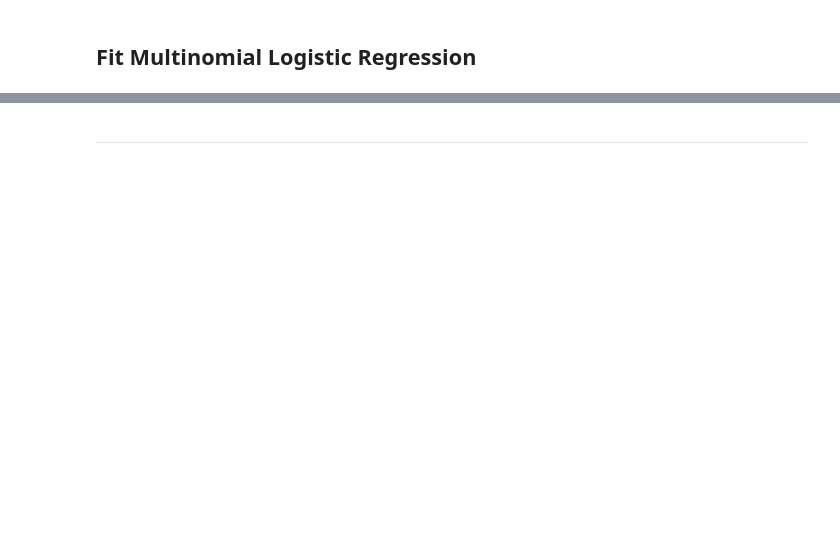
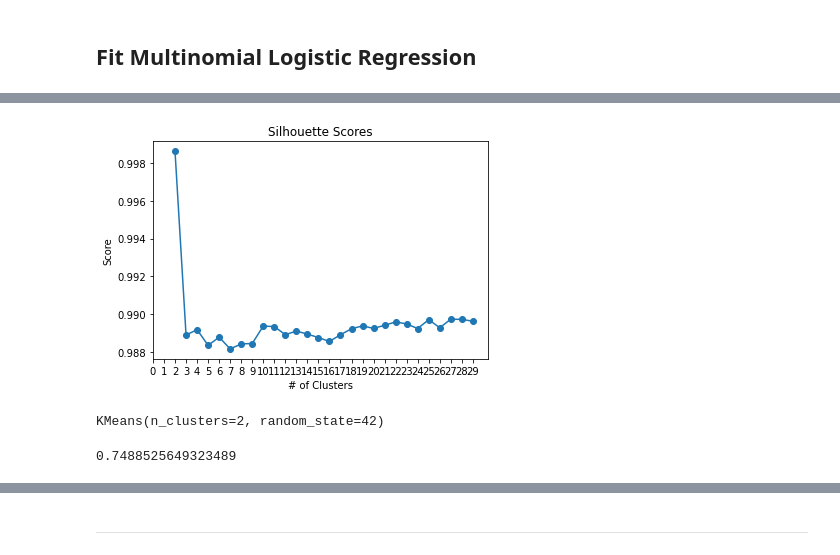
Before and after one commit to pemurp19/Airbnb-Listings, a Jupyter notebook: code/classification_no_text.ipynb, the cells around one changed output, grey strips where cells are left out. Saved outputs shown, nothing was run; the diff lists cells and outputs as text; code cells hidden in the pictures; blank space fills up the shorter version.

```diff
--- a/code/classification_no_text.ipynb
+++ b/code/classification_no_text.ipynb
@@ -228,0 +488,30 @@ plot_confusion_matrix(log, X_test_sc, y_test, cmap = 'Greens');
+# %%
+silhouette_list = []
+
+for k in range(2, 30):   # need at least 2 to have separation
+    kmeans = KMeans(n_clusters = k, random_state=42)
+    kmeans.fit(X)
+    silhouette_list.append(silhouette_score(X, kmeans.labels_))
+
+plt.plot(range(2, 30), silhouette_list, marker='o')
+plt.xlabel('# of Clusters')
+plt.ylabel('Score')
+plt.title('Silhouette Scores')
+plt.xticks(range(0, 30));
+# %% [output]
+[figure, added]
+# %%
+# trying to cluster around more features
+# define X
+X = listings[['latitude','longitude', 'amenities_count', 'host_response_time',
+           'host_response_rate', 'accommodates']]
+
+# 2 clusters appears optimal
+km = KMeans(n_clusters = 2, random_state=42)
+km.fit(X)
+# %% [output]
+KMeans(n_clusters=2, random_state=42)
+# %%
+silhouette_score(X, km.labels_)
+# %% [output]
+0.7488525649323489
```
Also changed, not shown: parts of 93 cells of this notebook.
